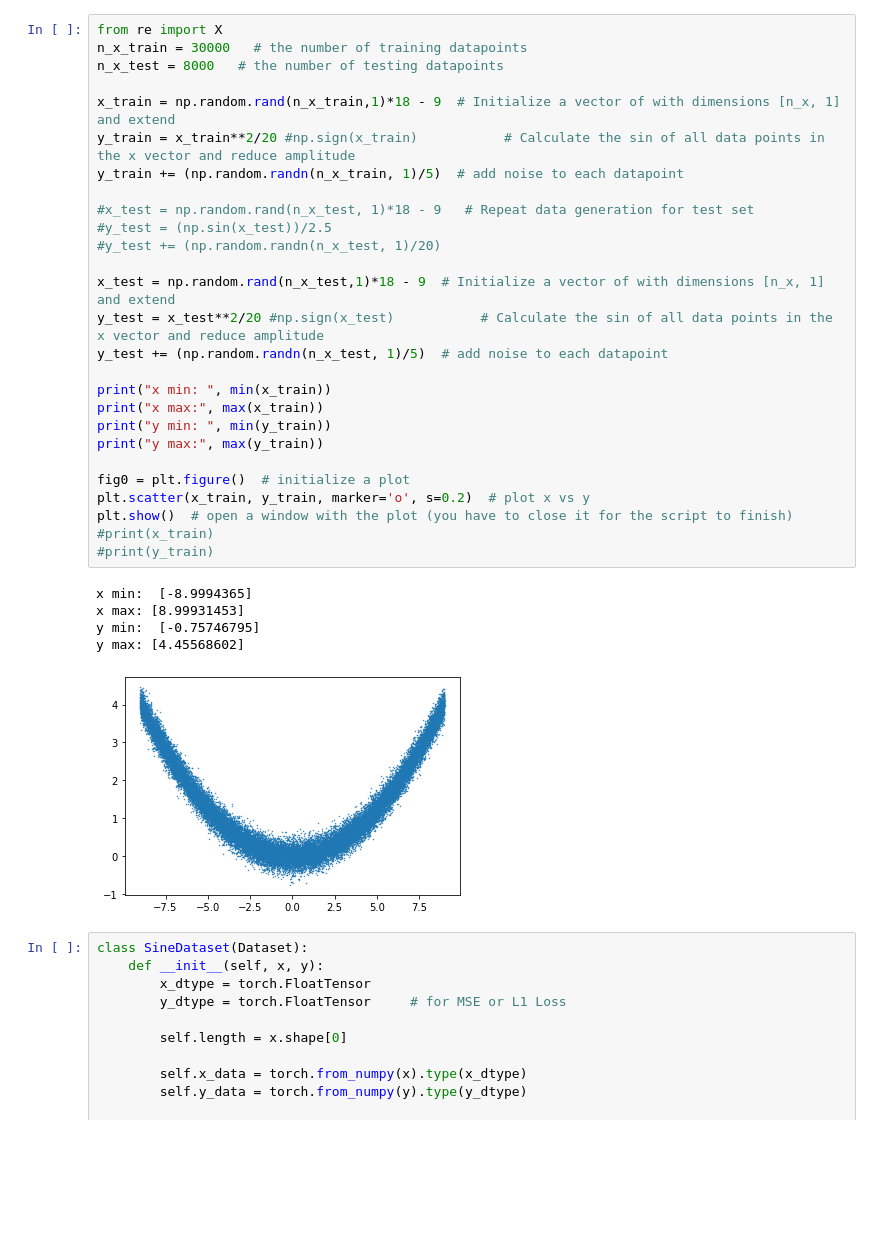
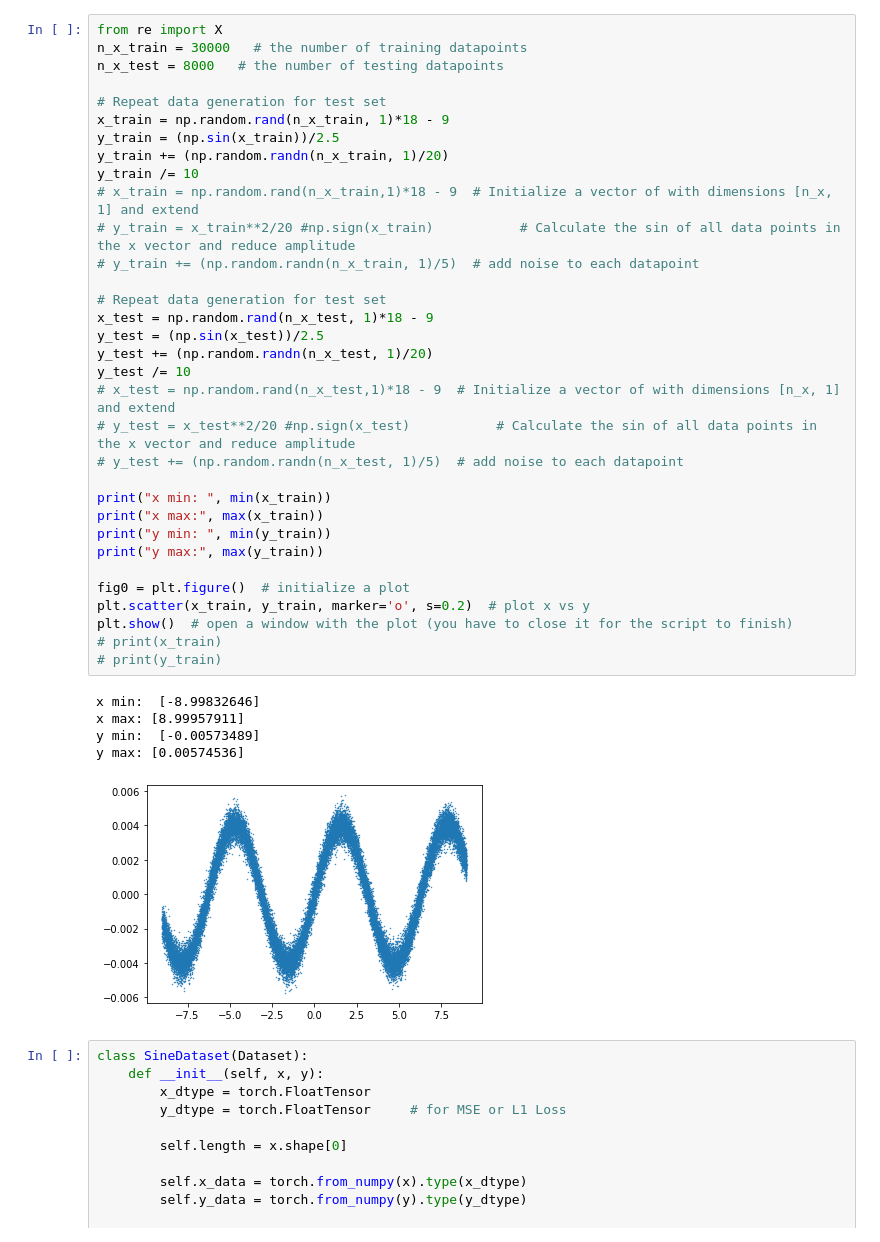
Before and after one commit to minhnhatnoe/AI-ML, a Jupyter notebook: FunctionApproximationExample.ipynb, the cells around one changed output. Saved outputs shown, nothing was run; the diff lists cells and outputs as text; blank space fills up the shorter version.

```diff
--- a/FunctionApproximationExample.ipynb
+++ b/FunctionApproximationExample.ipynb
@@ -14,36 +14,42 @@ USING pytorch VERSION:  1.11.0+cu113
 # %%
 from re import X
 n_x_train = 30000   # the number of training datapoints
 n_x_test = 8000   # the number of testing datapoints
 
-x_train = np.random.rand(n_x_train,1)*18 - 9  # Initialize a vector of with dimensions [n_x, 1] and extend
-y_train = x_train**2/20 #np.sign(x_train)           # Calculate the sin of all data points in the x vector and reduce amplitude
-y_train += (np.random.randn(n_x_train, 1)/5)  # add noise to each datapoint
+# Repeat data generation for test set
+x_train = np.random.rand(n_x_train, 1)*18 - 9
+y_train = (np.sin(x_train))/2.5
+y_train += (np.random.randn(n_x_train, 1)/20)
+y_train /= 10
+# x_train = np.random.rand(n_x_train,1)*18 - 9  # Initialize a vector of with dimensions [n_x, 1] and extend
+# y_train = x_train**2/20 #np.sign(x_train)           # Calculate the sin of all data points in the x vector and reduce amplitude
+# y_train += (np.random.randn(n_x_train, 1)/5)  # add noise to each datapoint
 
-#x_test = np.random.rand(n_x_test, 1)*18 - 9   # Repeat data generation for test set
-#y_test = (np.sin(x_test))/2.5
-#y_test += (np.random.randn(n_x_test, 1)/20)
-
-x_test = np.random.rand(n_x_test,1)*18 - 9  # Initialize a vector of with dimensions [n_x, 1] and extend
-y_test = x_test**2/20 #np.sign(x_test)           # Calculate the sin of all data points in the x vector and reduce amplitude
-y_test += (np.random.randn(n_x_test, 1)/5)  # add noise to each datapoint
+# Repeat data generation for test set
+x_test = np.random.rand(n_x_test, 1)*18 - 9
+y_test = (np.sin(x_test))/2.5
+y_test += (np.random.randn(n_x_test, 1)/20)
+y_test /= 10
+# x_test = np.random.rand(n_x_test,1)*18 - 9  # Initialize a vector of with dimensions [n_x, 1] and extend
+# y_test = x_test**2/20 #np.sign(x_test)           # Calculate the sin of all data points in the x vector and reduce amplitude
+# y_test += (np.random.randn(n_x_test, 1)/5)  # add noise to each datapoint
 
 print("x min: ", min(x_train))
 print("x max:", max(x_train))
 print("y min: ", min(y_train))
 print("y max:", max(y_train))
 
 fig0 = plt.figure()  # initialize a plot
 plt.scatter(x_train, y_train, marker='o', s=0.2)  # plot x vs y
 plt.show()  # open a window with the plot (you have to close it for the script to finish)
-#print(x_train)
-#print(y_train)
+# print(x_train)
+# print(y_train)
 # %% [output]
-x min:  [-8.9994365]
-x max: [8.99931453]
-y min:  [-0.75746795]
-y max: [4.45568602]
+x min:  [-8.99832646]
+x max: [8.99957911]
+y min:  [-0.00573489]
+y max: [0.00574536]
-[figure, old version]
+[figure, new version]
 # %%
 class SineDataset(Dataset):
     def __init__(self, x, y):
```
Also changed, not shown: parts of 8 cells of this notebook.
